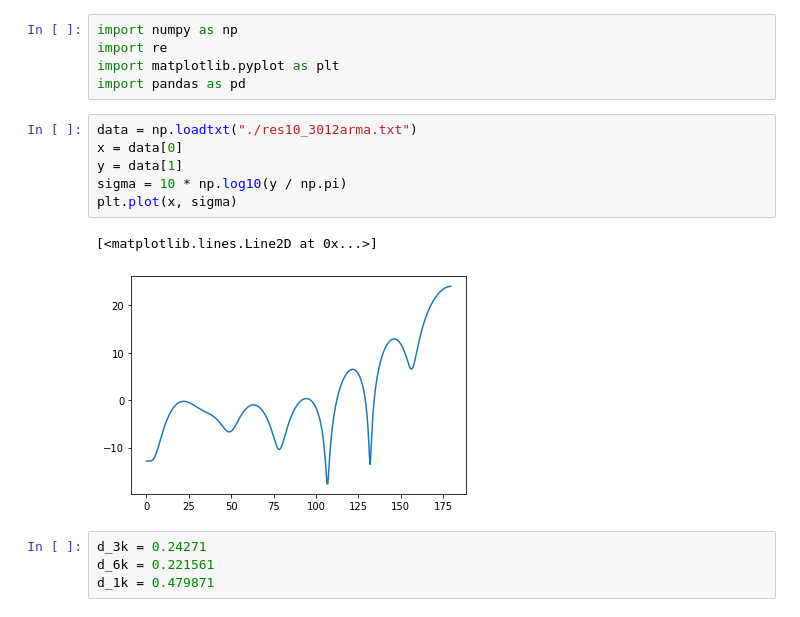
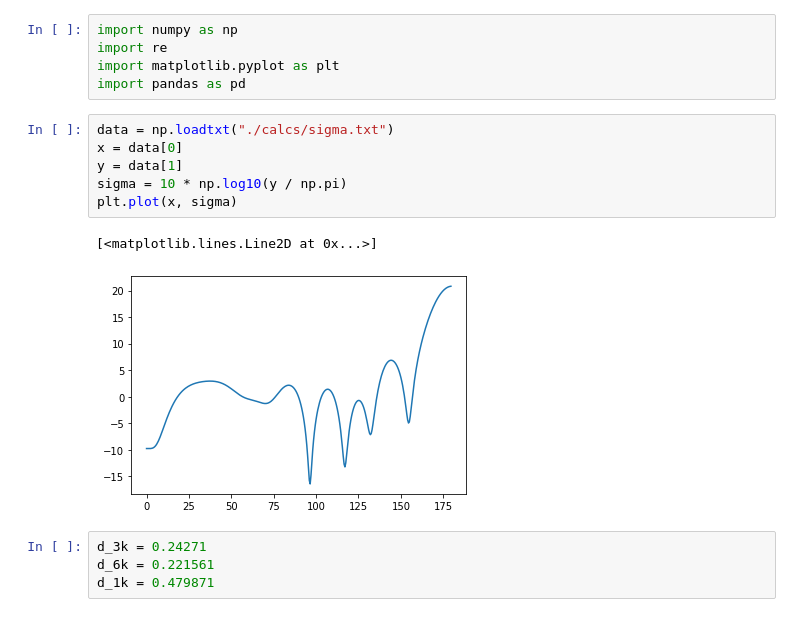
Before and after one commit to vnebelunka/SiriusSam, a Jupyter notebook: plot.ipynb, the cells around one changed output. Cells and saved outputs as stored; diff of their text form.

```diff
--- a/plot.ipynb
+++ b/plot.ipynb
@@ -4,14 +4,14 @@ import re
 import matplotlib.pyplot as plt
 import pandas as pd
 # %%
-data = np.loadtxt("./res10_3012arma.txt")
+data = np.loadtxt("./calcs/sigma.txt")
 x = data[0]
 y = data[1]
 sigma = 10 * np.log10(y / np.pi)
 plt.plot(x, sigma)
 # %% [output]
 [<matplotlib.lines.Line2D at 0x...>]
-[figure, old version]
+[figure, new version]
 # %%
 d_3k = 0.24271
 d_6k = 0.221561
```
Also changed, not shown: 7 other files.
